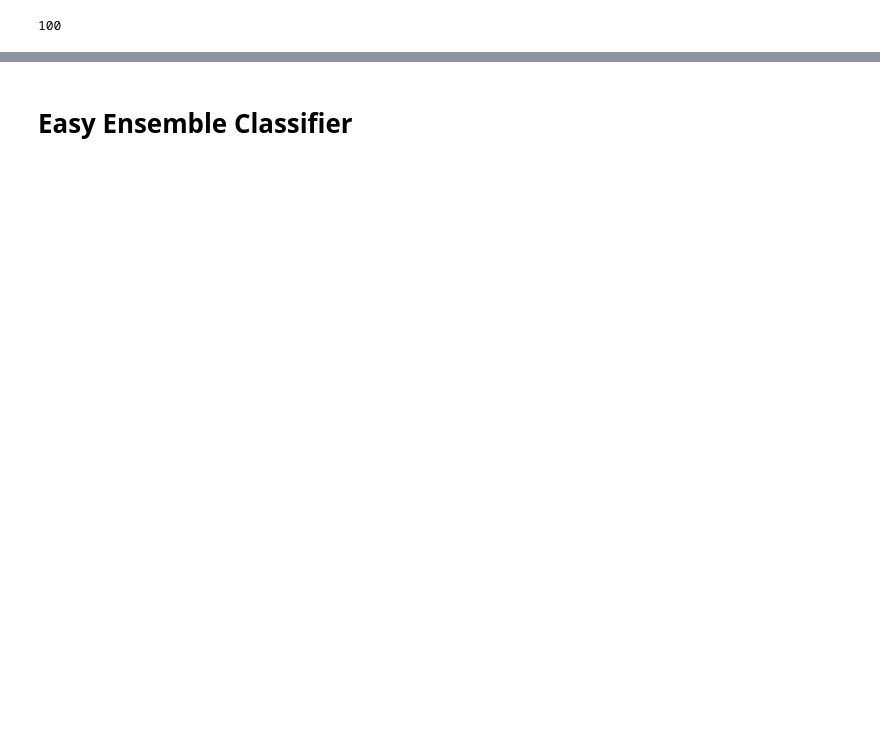
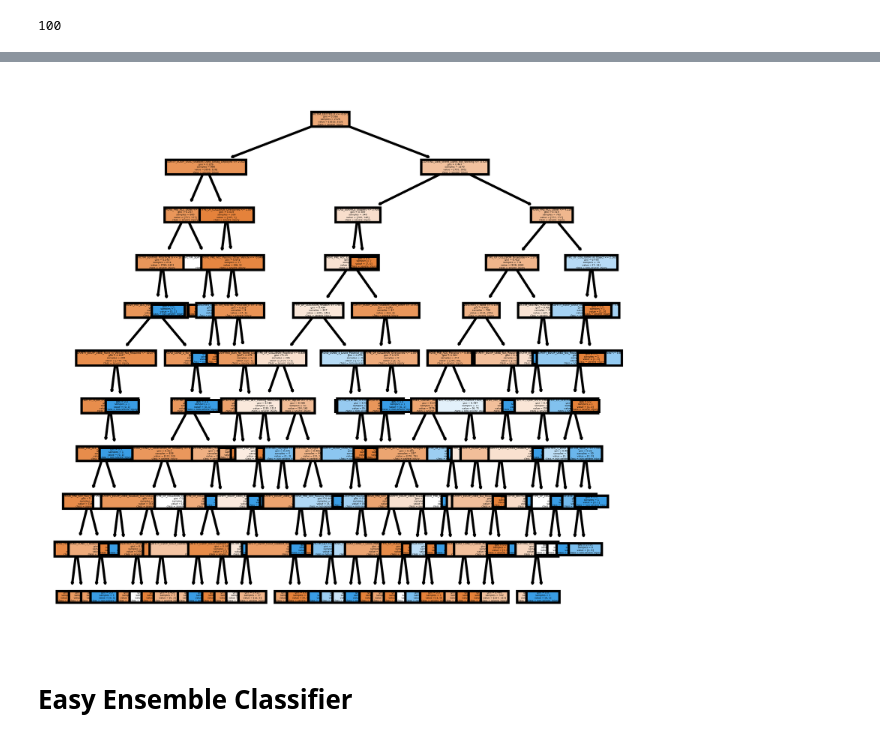
Before and after one commit to wattsr1/LA-Collision-Analysis, a Jupyter notebook: machine_learning/LA_Collisions_ML_mc_PL.ipynb, the cells around one changed output, grey strips where cells are left out. Drawn from its saved outputs; the diff is of its cells as text; code cells hidden in the pictures; blank space fills up the shorter version.

```diff
--- a/machine_learning/LA_Collisions_ML_mc_PL.ipynb
+++ b/machine_learning/LA_Collisions_ML_mc_PL.ipynb
@@ -952,3 +964,22 @@ print(len(brf_model.estimators_))
+# %%
+# Show top 10 branches of the complete decision tree
+from sklearn import tree
+from matplotlib import pyplot as plt
+from sklearn import datasets
+from sklearn.tree import DecisionTreeClassifier, plot_tree
+
+clf = DecisionTreeClassifier(random_state=1, max_depth=10, min_samples_split=2)
+model = clf.fit(X_train_scaler, y_train)
+fn=ml_encoded.columns
+cn=["severe_injury", "non-severe_injury"]
+fig, axes = plt.subplots(nrows = 1,ncols = 1,figsize = (4,4), dpi=800)
+plot_tree(model,
+               feature_names = fn,
+               class_names=cn,
+               filled = True);
+fig.savefig('../Dashboard/Images/decisiontree_maxdepth_MC.png')
+# %% [output]
+[figure, added]
 # %% [markdown]
 # Easy Ensemble Classifier
 # %%
```
Also changed, not shown: parts of 38 cells of this notebook, 42 other files.
